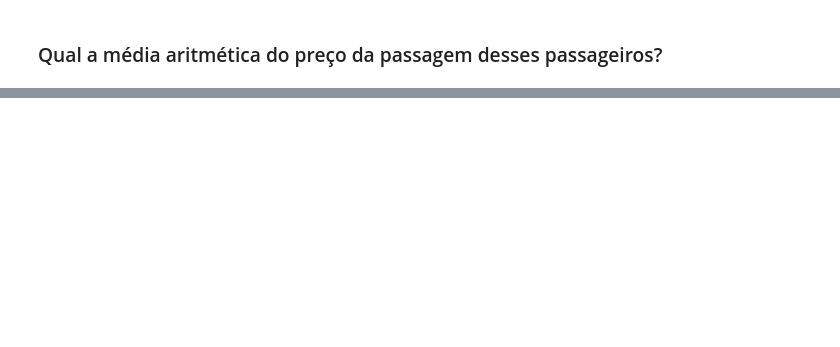
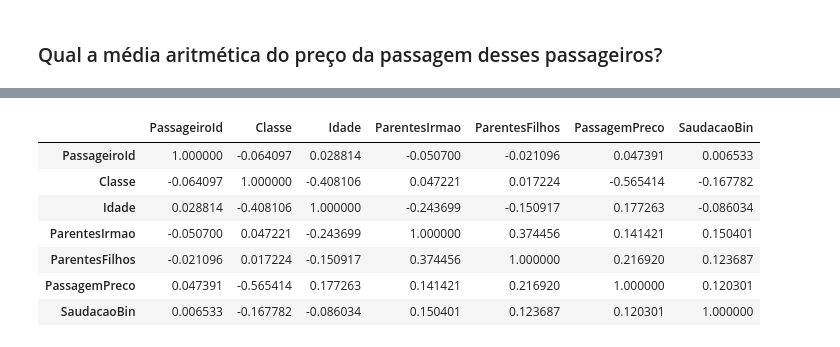
Before and after one commit to silvanopessoa/titanic, a Jupyter notebook: 01 - Análise Exploratória de Dados - Titanic.ipynb, the cells around one changed output, grey strips where cells are left out. Cells and saved outputs as stored; diff of their text form; code cells hidden in the pictures; blank space fills up the shorter version.

Commit message:
Idade

```diff
--- a/01 - Análise Exploratória de Dados - Titanic.ipynb
+++ b/01 - Análise Exploratória de Dados - Titanic.ipynb
@@ -1215,0 +1361,7 @@ uniao.loc[(uniao['Cabine']=='SEM_CABINE') & (uniao['Idade']>=50.5) & (uniao['Por
+# %%
+treino['Complemento'] = treino['Complemento'].fillna('NAO_INFORMADO')
+treino_dropna['Complemento'] = treino_dropna['Complemento'].fillna('NAO_INFORMADO')
+teste['Complemento'] = teste['Complemento'].fillna('NAO_INFORMADO')
+uniao['Complemento'] = uniao['Complemento'].fillna('NAO_INFORMADO')
+uniao_dropna['Complemento'] = uniao_dropna['Complemento'].fillna('NAO_INFORMADO')
+uniao.info()
@@ -1215,0 +1389,3 @@ uniao.loc[(uniao['Cabine']=='SEM_CABINE') & (uniao['Idade']>=50.5) & (uniao['Por
+# %%
+saudacoes = uniao['Saudação'].unique()
+saudacoes
@@ -1215,0 +1396,3 @@ uniao.loc[(uniao['Cabine']=='SEM_CABINE') & (uniao['Idade']>=50.5) & (uniao['Por
+# %%
+quantidadesSaudacoes = np.arange(0, saudacoes.size, dtype=np.int64)
+quantidadesSaudacoes
@@ -1215,0 +1402,7 @@ uniao.loc[(uniao['Cabine']=='SEM_CABINE') & (uniao['Idade']>=50.5) & (uniao['Por
+# %%
+treino['SaudacaoBin'] = treino['Saudação'].replace(saudacoes,quantidadesSaudacoes)
+treino_dropna['SaudacaoBin'] = treino_dropna['Saudação'].replace(saudacoes,quantidadesSaudacoes)
+teste['SaudacaoBin'] = teste['Saudação'].replace(saudacoes,quantidadesSaudacoes)
+uniao['SaudacaoBin'] = uniao['Saudação'].replace(saudacoes,quantidadesSaudacoes)
+uniao_dropna['SaudacaoBin'] = uniao_dropna['Saudação'].replace(saudacoes,quantidadesSaudacoes)
+uniao.info()
@@ -1215,0 +1427,11 @@ uniao.loc[(uniao['Cabine']=='SEM_CABINE') & (uniao['Idade']>=50.5) & (uniao['Por
+# %%
+uniao_dropna.corr(method='pearson')
+# %% [output]
+|  | PassageiroId | Classe | Idade | ParentesIrmao | ParentesFilhos | PassagemPreco | SaudacaoBin |
+| PassageiroId | 1.000000 | -0.064097 | 0.028814 | -0.050700 | -0.021096 | 0.047391 | 0.006533 |
+| Classe | -0.064097 | 1.000000 | -0.408106 | 0.047221 | 0.017224 | -0.565414 | -0.167782 |
+| Idade | 0.028814 | -0.408106 | 1.000000 | -0.243699 | -0.150917 | 0.177263 | -0.086034 |
+| ParentesIrmao | -0.050700 | 0.047221 | -0.243699 | 1.000000 | 0.374456 | 0.141421 | 0.150401 |
+| ParentesFilhos | -0.021096 | 0.017224 | -0.150917 | 0.374456 | 1.000000 | 0.216920 | 0.123687 |
+| PassagemPreco | 0.047391 | -0.565414 | 0.177263 | 0.141421 | 0.216920 | 1.000000 | 0.120301 |
+| SaudacaoBin | 0.006533 | -0.167782 | -0.086034 | 0.150401 | 0.123687 | 0.120301 | 1.000000 |
```
Also changed, not shown: parts of 27 cells of this notebook.
